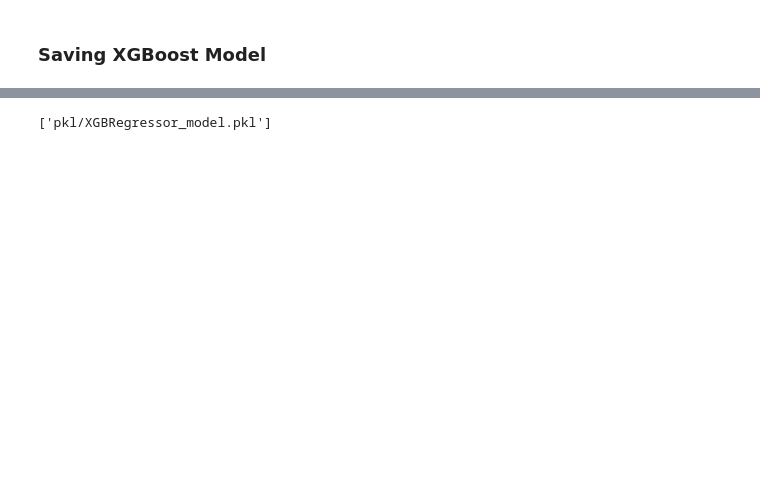
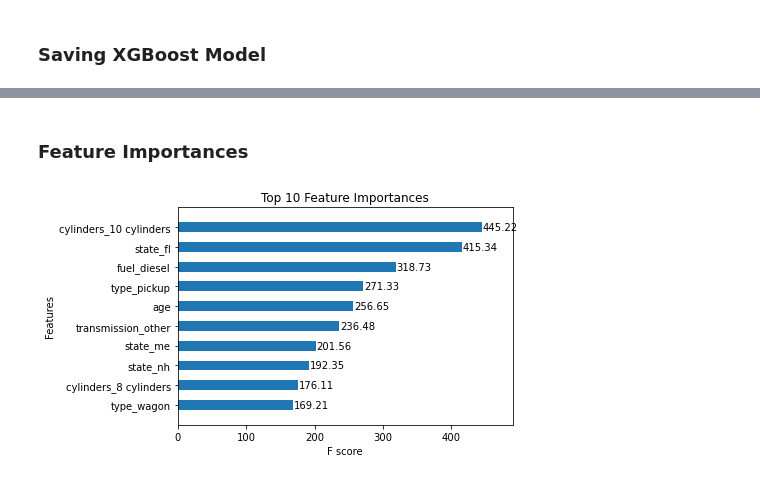
Before and after one commit to eric8395/vehicle_pricing, a Jupyter notebook: Model Building.ipynb, the cells around one changed output, grey strips where cells are left out. Drawn from its saved outputs; the diff is of its cells as text; code cells hidden in the pictures; blank space fills up the shorter version.

Commit message:
added feature importances to modelling, removed feature importances notebook, saved best params

```diff
--- a/Model Building.ipynb
+++ b/Model Building.ipynb
@@ -258,0 +300,4 @@ pp_X_test
+# %%
+pp_X_train.columns = preprocessed_feature_names
+pp_X_test.columns = preprocessed_feature_names
+pp_X_test
@@ -449,11 +510,11 @@ def objective(trial):
 # %%
-# Run Optuna optimization
-study = optuna.create_study(direction='minimize')
-study.optimize(objective, n_trials=10)
+# # Run Optuna optimization
+# study = optuna.create_study(direction='minimize')
+# study.optimize(objective, n_trials=10)
 
-# Print best parameters and best score
-xgb_best_params = study.best_params
-xgb_best_score = study.best_value
+# # Print best parameters and best score
+# xgb_best_params = study.best_params
+# xgb_best_score = study.best_value
 
-print("Best parameters:", xgb_best_params)
-print("Best RMSE:", xgb_best_score)
+# print("Best parameters:", xgb_best_params)
+# print("Best RMSE:", xgb_best_score)
@@ -543,7 +521,7 @@ XGBRegressor Model Test RMSE: 9843
 # %%
-# Save best params to disk using pickle
-with open('pkl/xgb_best_params.pkl', 'wb') as f:
-    pickle.dump(xgb_best_params, f)
+# # Save best params to disk using pickle
+# with open('pkl/xgb_best_params.pkl', 'wb') as f:
+#     pickle.dump(xgb_best_params, f)
 
-print("Best parameters saved to pkl/xgb_best_params.pkl:")
-print(xgb_best_params)
+# print("Best parameters saved to pkl/xgb_best_params.pkl:")
+# print(xgb_best_params)
@@ -553,3 +530,7 @@ Best parameters saved to pkl/xgb_best_params.pkl:
+# %%
+# load params
+with open('pkl/xgb_best_params.pkl', 'rb') as f:
+    xgb_best_params = pickle.load(f)
 # %% [markdown]
 ### Saving XGBoost Model
 # %%
@@ -569,7 +565,16 @@ XGBRegressor_model = XGBRegressor(**xgb_best_params).fit(pp_X_train, log_y_train
 # %%
-# pickling the model
-import joblib
-
-joblib.dump(XGBRegressor_model, "pkl/XGBRegressor_model.pkl")
+# # Save the model
+# XGBRegressor_model.save_model('Models/XGBRegressor_model.bin')
-# %% [output]
-['pkl/XGBRegressor_model.pkl']
+# %% [markdown]
+### Feature Importances
+# %%
+xgb.plot_importance(XGBRegressor_model,
+                    importance_type='gain',
+                    max_num_features=10,
+                    height = 0.5,
+                    grid = False,
+                    values_format = "{v:.2f}",
+                    title='Top 10 Feature Importances')
+plt.show()
+# %% [output]
+[figure, added]
```
Also changed, not shown: parts of 18 cells of this notebook, 3 other files.
